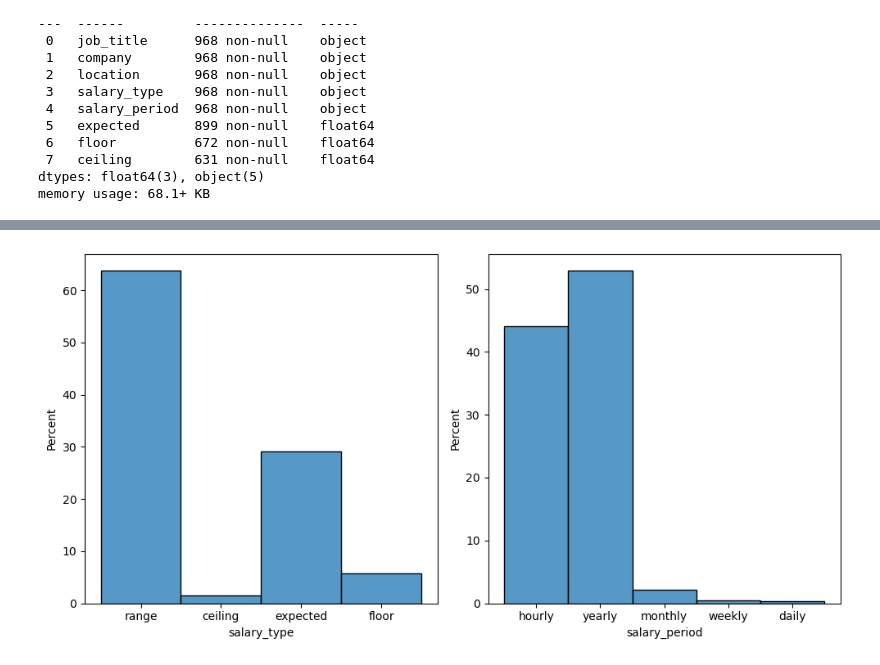
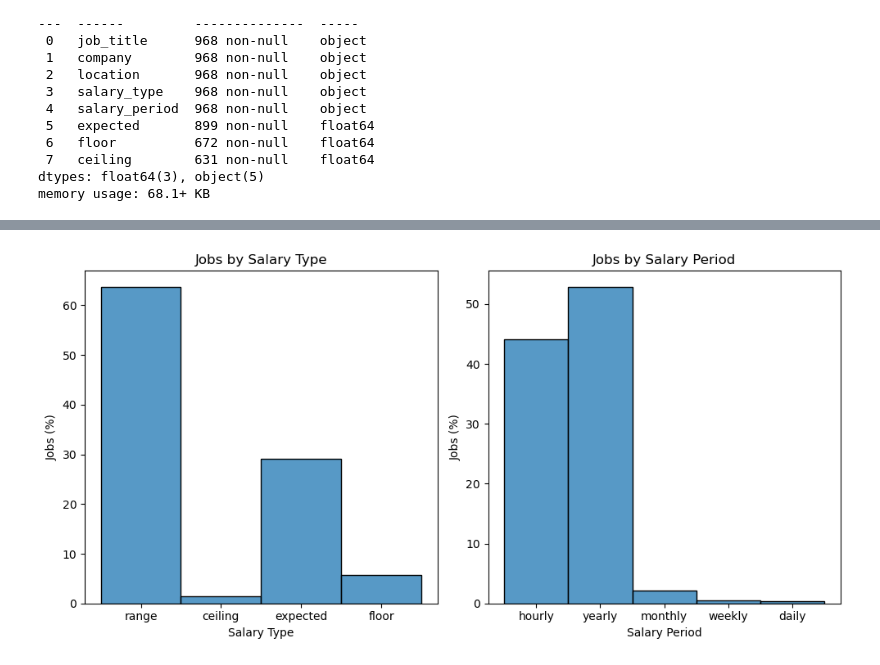
Before and after one commit to pkrishen/Data-Job-Analysis, a Jupyter notebook: Job_Data_Analysis.ipynb, the cells around one changed output, grey strips where cells are left out. Drawn from its saved outputs; the diff is of its cells as text; code cells hidden in the pictures.

```diff
--- a/Job_Data_Analysis.ipynb
+++ b/Job_Data_Analysis.ipynb
@@ -207,8 +220,3 @@ plt.show()
-# %%
-jobs_salaries = pd.read_sql(""" Select
-t1.id, t1.job_title, t1.company, t1.location, t2.salary_type, t2.salary_period, t2.expected, t2.floor, t2.ceiling
-FROM Jobs t1 INNER JOIN Salaries t2 ON t1.id = t2.id""",
-engine, index_col='id')
 # %%
 jobs_salaries.head()
 # %% [output]
@@ -240,10 +258,16 @@ memory usage: 68.1+ KB
 # %%
 fig, axes = plt.subplots(1,2, figsize = (10,5))
 
 sns.histplot(data = jobs_salaries, x = 'salary_type', stat = 'percent', ax = axes[0])
+axes[0].set_title('Jobs by Salary Type')
+axes[0].set_xlabel("Salary Type")
+axes[0].set_ylabel("Jobs (%)")
 
 sns.histplot(data = jobs_salaries, x = 'salary_period', stat = 'percent', ax = axes[1])
+axes[1].set_title('Jobs by Salary Period')
+axes[1].set_xlabel("Salary Period")
+axes[1].set_ylabel("Jobs (%)")
 
 plt.tight_layout()
 # %% [output]
-[figure, old version]
+[figure, new version]
```
Also changed, not shown: parts of 16 cells of this notebook.
